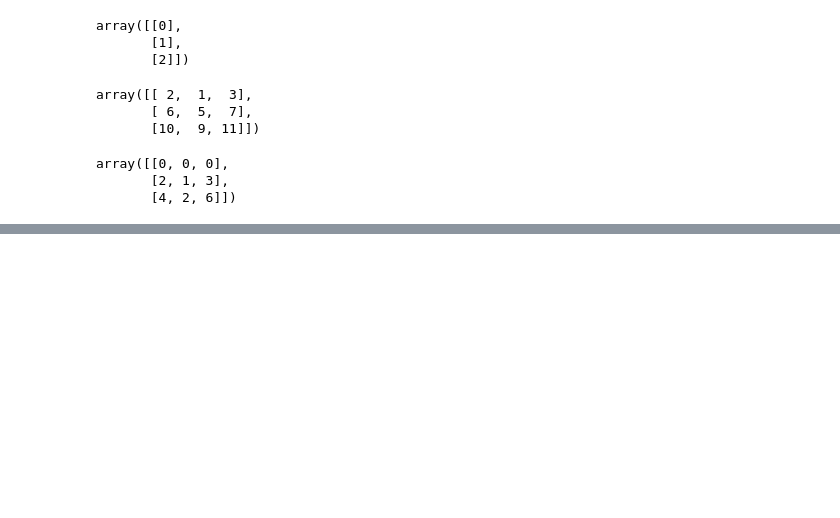
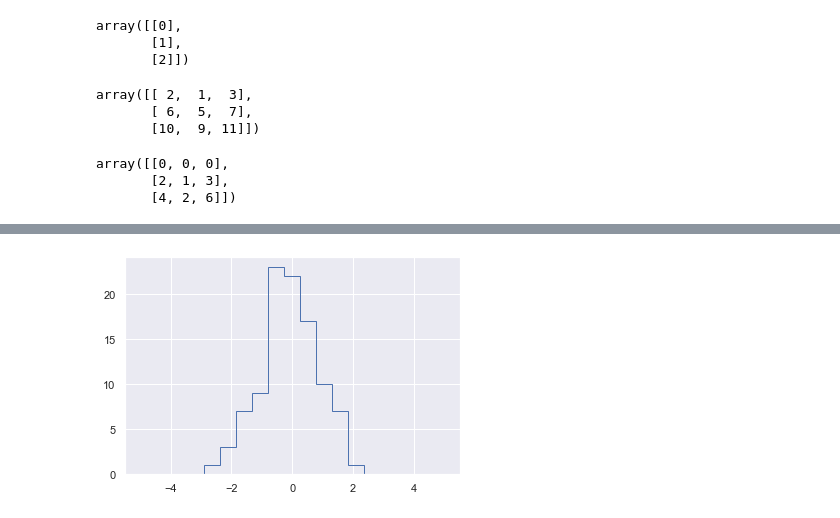
Before and after one commit to NeutrinoZh/python-and-statistics, a Jupyter notebook: NumPy/basic.ipynb, the cells around one changed output, grey strips where cells are left out. Cells and saved outputs as stored; diff of their text form; code cells hidden in the pictures; blank space fills up the shorter version.

```diff
--- a/NumPy/basic.ipynb
+++ b/NumPy/basic.ipynb
@@ -433,0 +526,4 @@ array([[0, 0, 0],
+# %%
+plt.hist(x, bins, histtype='step');
+# %% [output]
+[figure, added]
```
Also changed, not shown: parts of 60 cells of this notebook.
